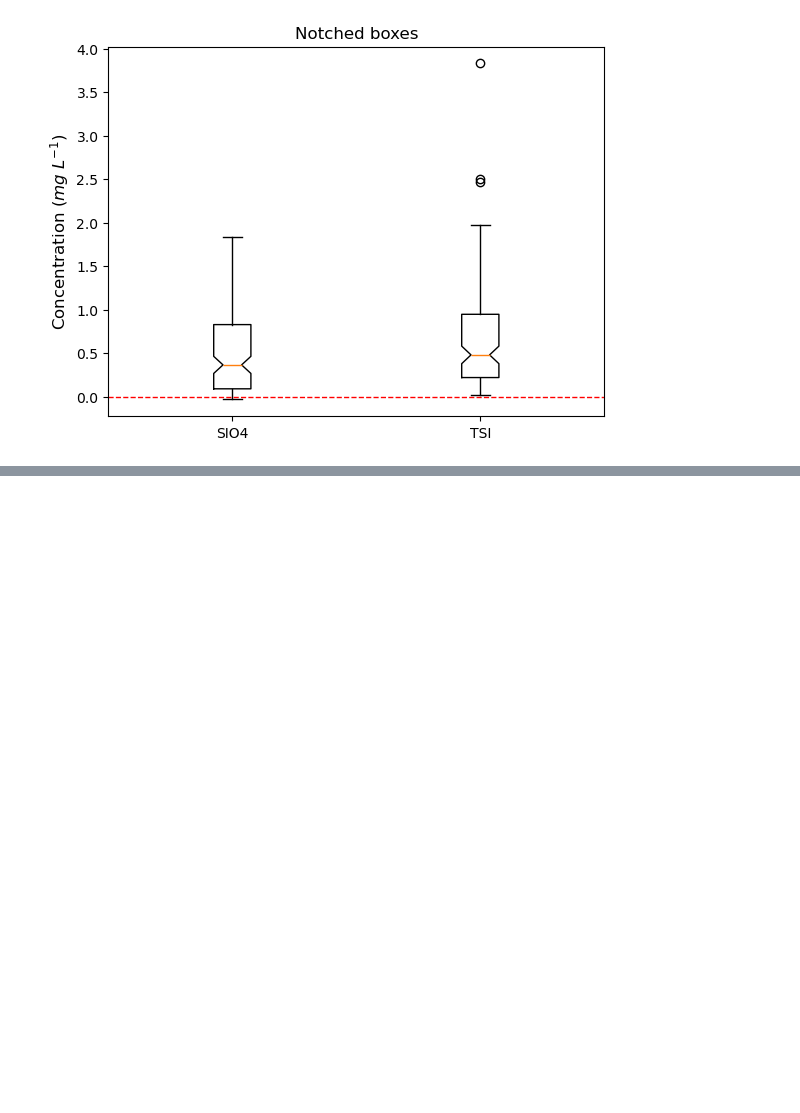
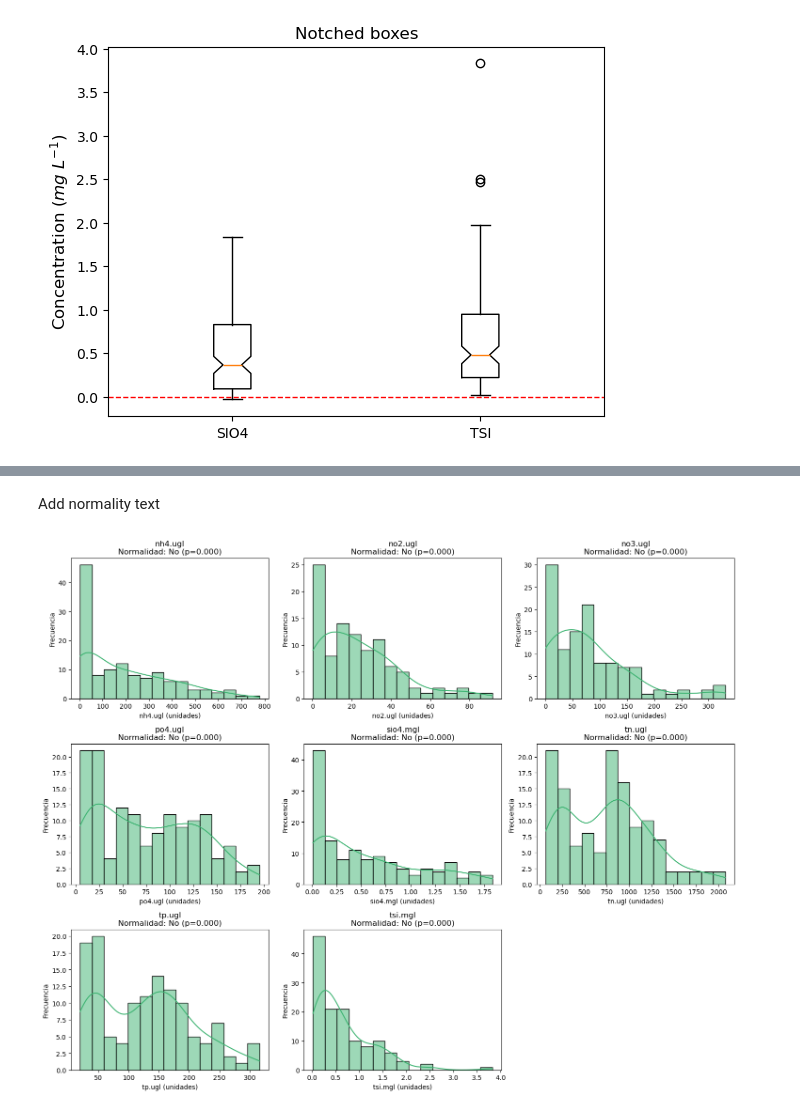
Before and after one commit to Andrea-Rebeca-LC/Python_2025_Ciencias_de_datos, a Jupyter notebook: Primeros ejercicios/Final_project.ipynb, the cells around one changed output, grey strips where cells are left out. Drawn from its saved outputs; the diff is of its cells as text; code cells hidden in the pictures; blank space fills up the shorter version.

```diff
--- a/Primeros ejercicios/Final_project.ipynb
+++ b/Primeros ejercicios/Final_project.ipynb
@@ -311 +311,47 @@ Passing `palette` without assigning `hue` is deprecated and will be removed in v
 ... (4 outputs left out)
+# %% [markdown]
+Add normality text
+# %%
+import matplotlib.pyplot as plt
+import seaborn as sns
+from scipy.stats import shapiro
+
+# Nutrientes a evaluar
+nutrientes = list(lods.keys())
+
+# Configuración de subplots
+cols = 3
+rows = (len(nutrientes) // cols) + (len(nutrientes) % cols > 0)
+fig, axes = plt.subplots(rows, cols, figsize=(5*cols, 4*rows))
+axes = axes.flatten()
+
+# Iterar sobre cada nutriente
+for i, nut in enumerate(nutrientes):
+    if nut in nutData_filtrado.columns and nut + "_detected" in nutData_filtrado.columns:
+        # Filtrar solo valores detectados
+        df_nut = nutData_filtrado[nutData_filtrado[nut + "_detected"]][nut].dropna()
+
+        if len(df_nut) > 3:  # mínimo 3 datos para prueba
+            # Prueba de Shapiro-Wilk
+            stat, p_value = shapiro(df_nut)
+            normal = "Sí" if p_value >= 0.05 else "No"
+
+            # Histograma con curva KDE
+            sns.histplot(df_nut, bins=15, kde=True, ax=axes[i], color="mediumseagreen", edgecolor="black")
+
+            axes[i].set_title(f"{nut}\nNormalidad: {normal} (p={p_value:.3f})")
+            axes[i].set_xlabel(f"{nut} (unidades)")
+            axes[i].set_ylabel("Frecuencia")
+        else:
+            axes[i].set_visible(False)
+    else:
+        axes[i].set_visible(False)
+
+# Quitar subplots sobrantes
+for j in range(i+1, len(axes)):
+    axes[j].set_visible(False)
+
+plt.tight_layout()
+plt.show()
+# %% [output]
+[figure, added]
```
Also changed, not shown: parts of 5 cells of this notebook.
